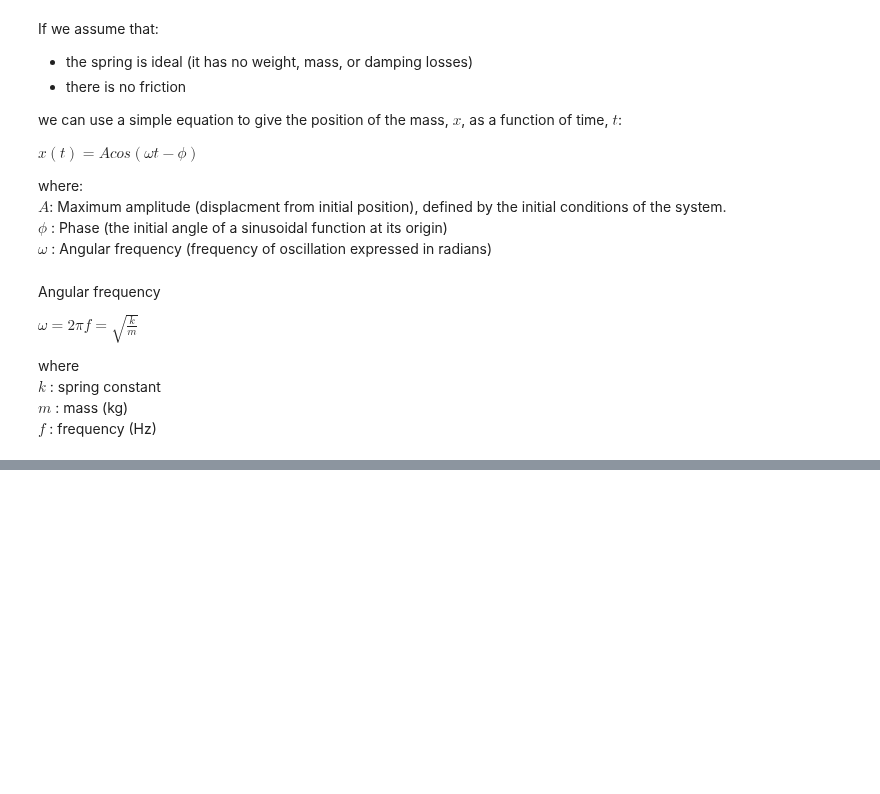
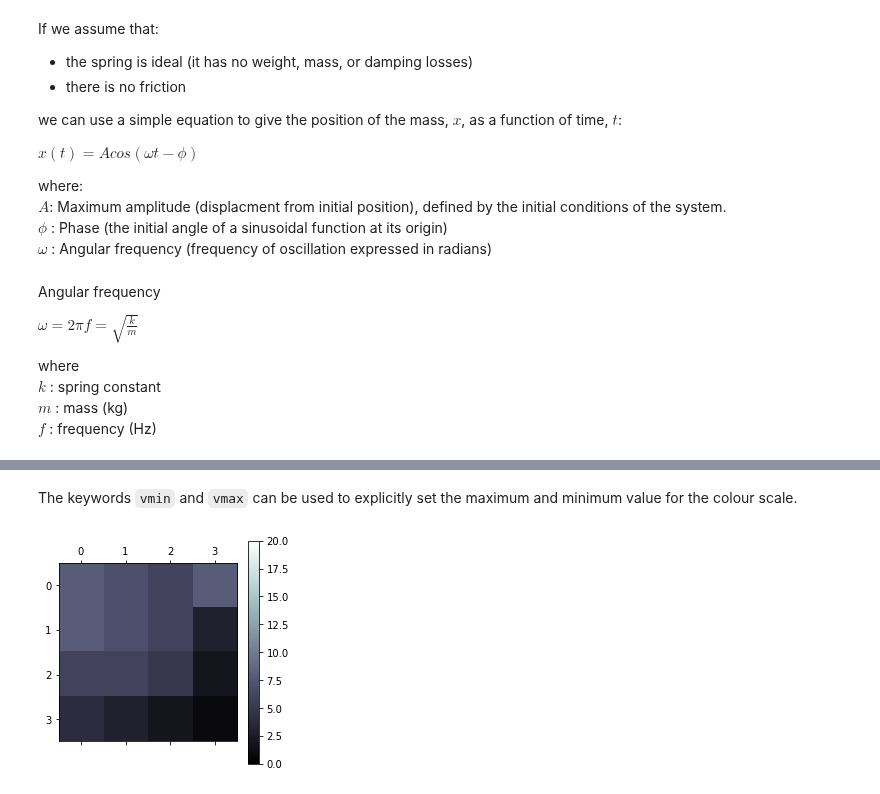
Before and after one commit to hphilamore/ILAS_python, a Jupyter notebook: 8_Plotting.ipynb, the cells around one changed output, grey strips where cells are left out. Cells and saved outputs as stored; diff of their text form; code cells hidden in the pictures; blank space fills up the shorter version.

```diff
--- a/8_Plotting.ipynb
+++ b/8_Plotting.ipynb
@@ -486,0 +586,7 @@ anim
+# %% [markdown]
+The keywords `vmin` and `vmax` can be used to explicitly set the maximum and minimum value for the colour scale.
+# %%
+plt.matshow(x, cmap=cm.bone, vmin=0, vmax=20)
+plt.colorbar();
+# %% [output]
+[figure, added]
```
Also changed, not shown: parts of 67 cells of this notebook, 7 other files.
